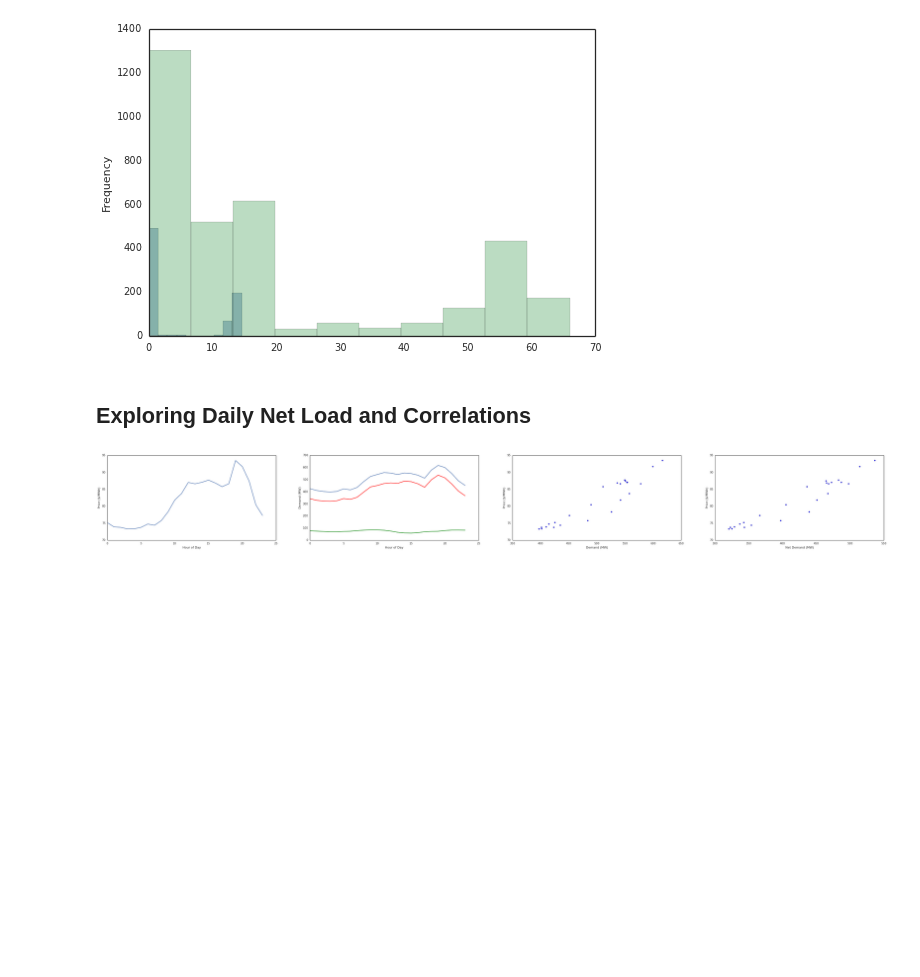
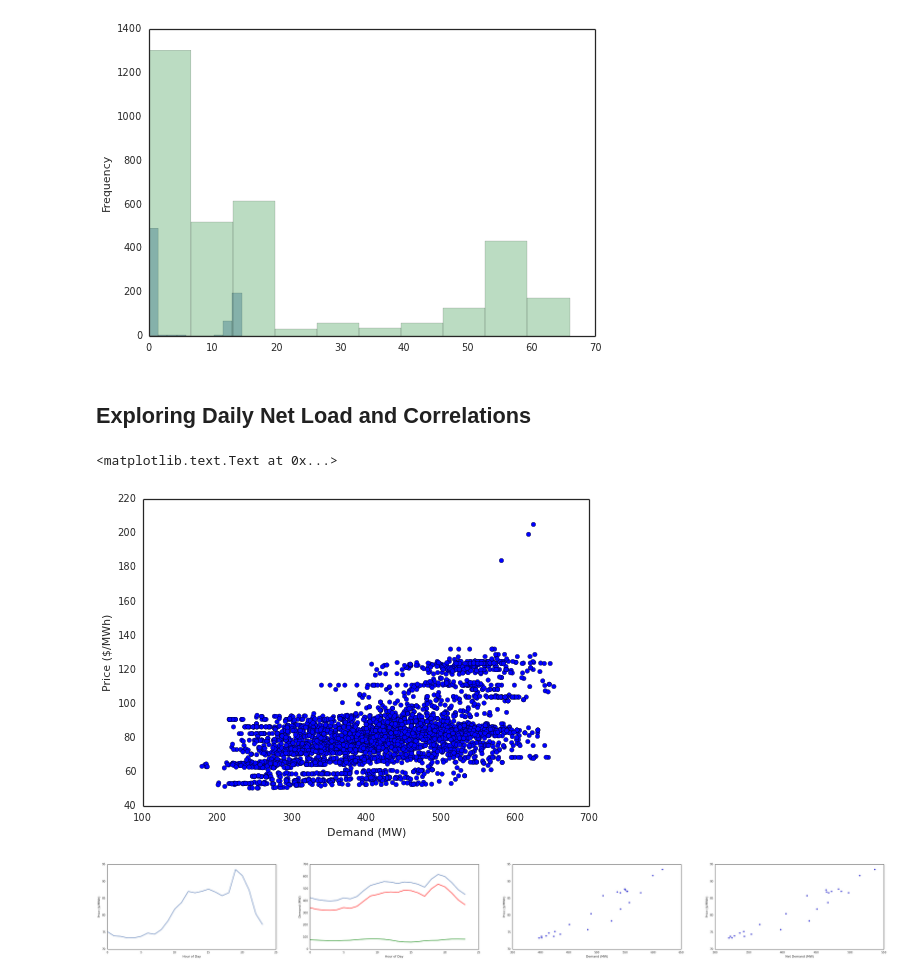
Before and after one commit to diegoleonbarido/flexbox-data-dump-analysis, a Jupyter notebook: ipynb/System_Level.ipynb, the cells around one changed output. Drawn from its saved outputs; the diff is of its cells as text; code cells hidden in the pictures; blank space fills up the shorter version.

```diff
--- a/ipynb/System_Level.ipynb
+++ b/ipynb/System_Level.ipynb
@@ -21,6 +23,27 @@ import os.path
 from ggplot import *
 from matplotlib.cm import cool
 import re
+# %%
+# Diego: Reading in Predicted and Actual Price Data
+
+# Diego: Reading in Price Data
+# NOTE1: Why doesn't the concatenated or work in the if statement?
+# NOTE2: How can I avoid an error after it reads the last file?
+# NOTE3: Can this be written in a more pythonic way?
+
+years = range(2009,2016)
+
+for year in years:
+        if os.path.exists('../NatDataSpotPrice/'+str(year)+'spot_prices.csv'):
+            ops = pd.read_csv('../NatDataSpotPrice/'+str(year)+'spot_prices.csv')
+
+        if year == 2009:
+            pred_actual_prices = ops
+        else:
+            pred_actual_prices = pred_actual_prices.append(ops)
+
+pred_actual_prices.index = pd.to_datetime(pred_actual_prices['datetime'])
+pred_actual_prices = pred_actual_prices[['prog_ind','prog_liq','real_ind','real_liq']]
 # %%
 # Diego: Reading in Price Data
 # NOTE1: Why doesn't the concatenated or work in the if statement?
@@ -711,6 +687,13 @@ below_90['biomass'].plot.hist(alpha=0.4)
 gen_prices_net = pd.merge(df_net_diff_2015, gen_prices, right_index=True, left_index=True)
 gen_prices_net['hour'] = gen_prices_net.index.hour
 prices_hour = gen_prices_net.groupby(['hour'])['price','Demanda','wind','net_Demanda','demand_diff','net_demand_diff','wind_diff'].mean()
+# %%
+plt.scatter(gen_prices_net['net_Demanda'],gen_prices_net['price'])
+plt.ylabel('Price ($/MWh)')
+plt.xlabel('Demand (MW)')
+# %% [output]
+<matplotlib.text.Text at 0x...>
+[figure, added]
 # %%
 #Begin the Plots
 
```
Also changed, not shown: parts of 42 cells of this notebook, 13 other files.
